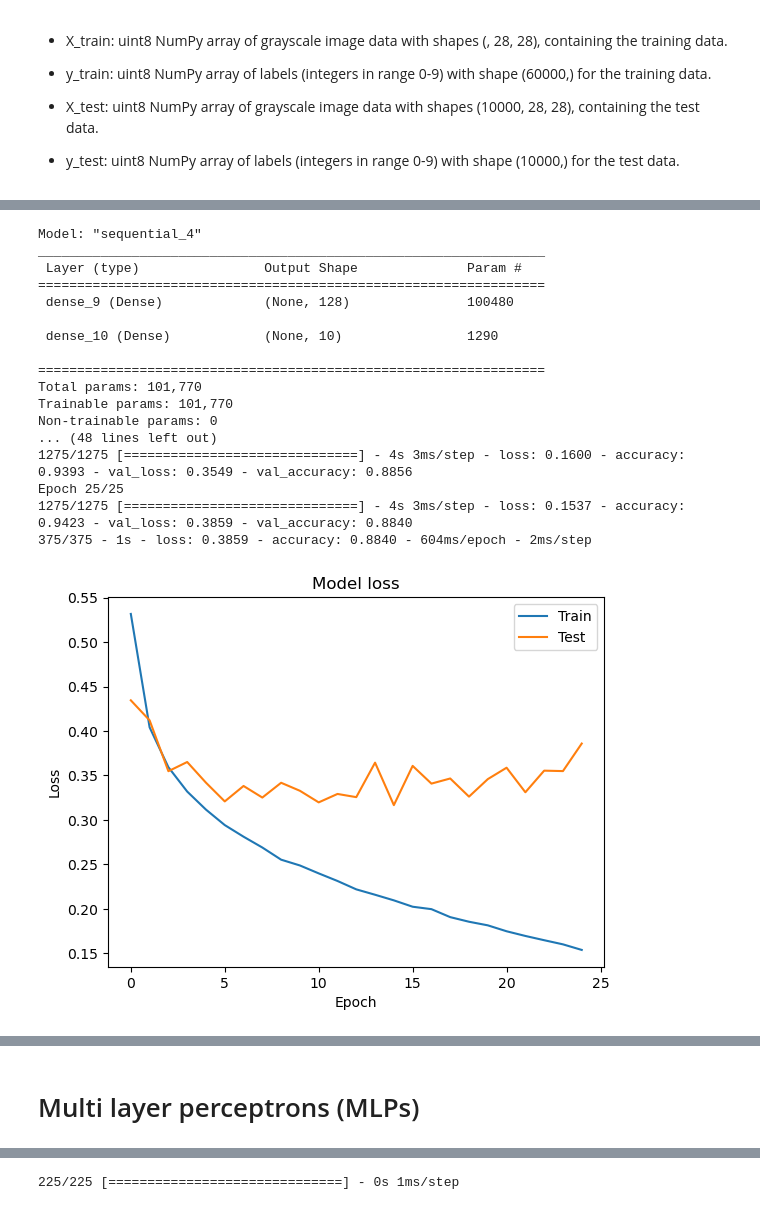
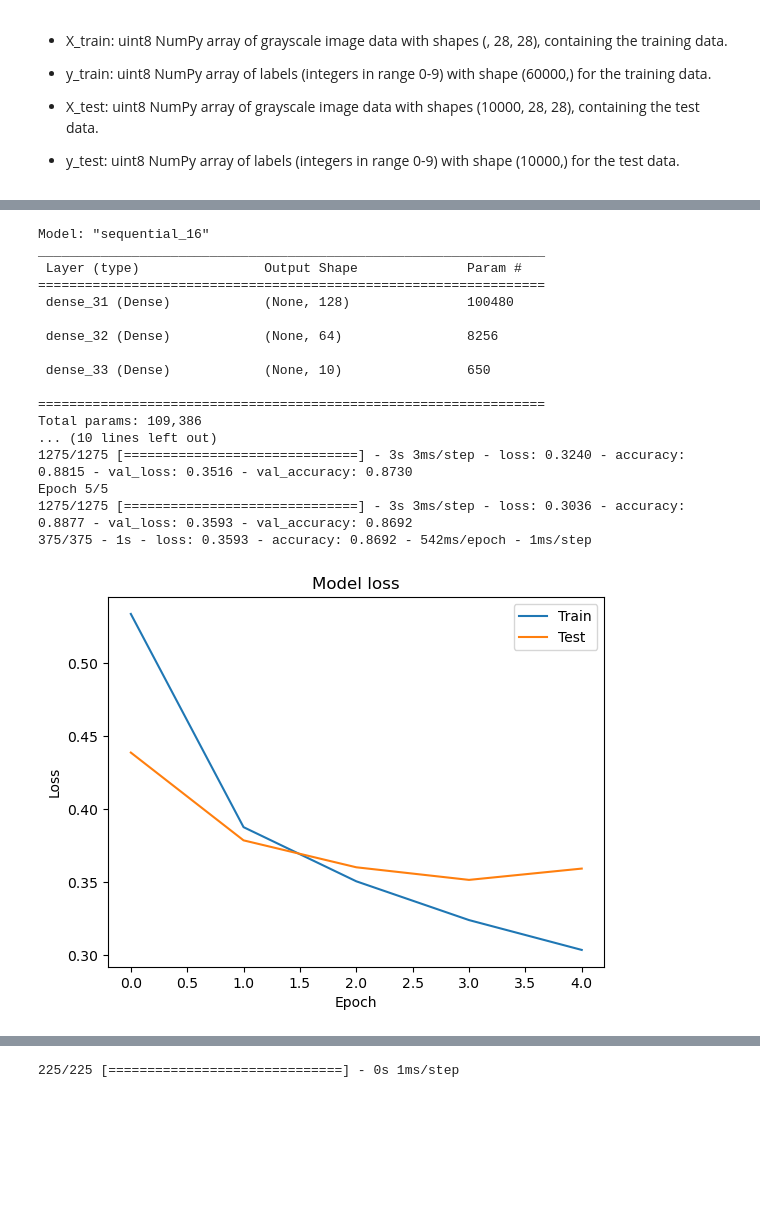
Before and after one commit to JoelPoah/Fashion_MNIST, a Jupyter notebook: fashion.ipynb, the cells around one changed output, grey strips where cells are left out. Saved outputs shown, nothing was run; the diff lists cells and outputs as text; code cells hidden in the pictures; blank space fills up the shorter version.

```diff
--- a/fashion.ipynb
+++ b/fashion.ipynb
@@ -233,43 +263,44 @@ ValueError: in user code:
 #     ]
 # )
 
 
 #flatten X_train and X_test
 
 
 model = Sequential()
 model.add(Dense(128, input_shape=(784,), activation='relu'))
+model.add(Dense(64, activation='relu'))
 model.add(Dense(10, activation='sigmoid'))
 
 model.compile(loss="sparse_categorical_crossentropy", optimizer="adam", metrics=["accuracy"])
 model.summary()
 
-h_callback = model.fit(X_train, y_train, batch_size=32,epochs = 25,
+h_callback = model.fit(X_train, y_train,epochs = 5,
                validation_data=(X_test, y_test))
 
 results=model.evaluate(X_test, y_test, batch_size=32, verbose=2)
 
 # Plot train vs test loss during training
 plot_loss(h_callback.history['loss'], h_callback.history['val_loss'])
 
 # Plot train vs test accuracy during training
 plot_accuracy(h_callback.history['accuracy'], h_callback.history['val_accuracy'])
 # %% [output]
-Model: "sequential_4"
+Model: "sequential_16"
 _________________________________________________________________
  Layer (type)                Output Shape              Param #
 =================================================================
- dense_9 (Dense)             (None, 128)               100480
+ dense_31 (Dense)            (None, 128)               100480
 
- dense_10 (Dense)            (None, 10)                1290
+ dense_32 (Dense)            (None, 64)                8256
+
+ dense_33 (Dense)            (None, 10)                650
 
 =================================================================
-Total params: 101,770
-Trainable params: 101,770
-Non-trainable params: 0
-... (48 lines left out)
-1275/1275 [==============================] - 4s 3ms/step - loss: 0.1600 - accuracy: 0.9393 - val_loss: 0.3549 - val_accuracy: 0.8856
-Epoch 25/25
-1275/1275 [==============================] - 4s 3ms/step - loss: 0.1537 - accuracy: 0.9423 - val_loss: 0.3859 - val_accuracy: 0.8840
-375/375 - 1s - loss: 0.3859 - accuracy: 0.8840 - 604ms/epoch - 2ms/step
+Total params: 109,386
+... (10 lines left out)
+1275/1275 [==============================] - 3s 3ms/step - loss: 0.3240 - accuracy: 0.8815 - val_loss: 0.3516 - val_accuracy: 0.8730
+Epoch 5/5
+1275/1275 [==============================] - 3s 3ms/step - loss: 0.3036 - accuracy: 0.8877 - val_loss: 0.3593 - val_accuracy: 0.8692
+375/375 - 1s - loss: 0.3593 - accuracy: 0.8692 - 542ms/epoch - 1ms/step
-[figure, old version]
+[figure, new version]
@@ -277,2 +307,0 @@ Epoch 25/25
-# %% [markdown]
-# Multi layer perceptrons (MLPs)
```
Also changed, not shown: parts of 22 cells of this notebook, 2 other files.
